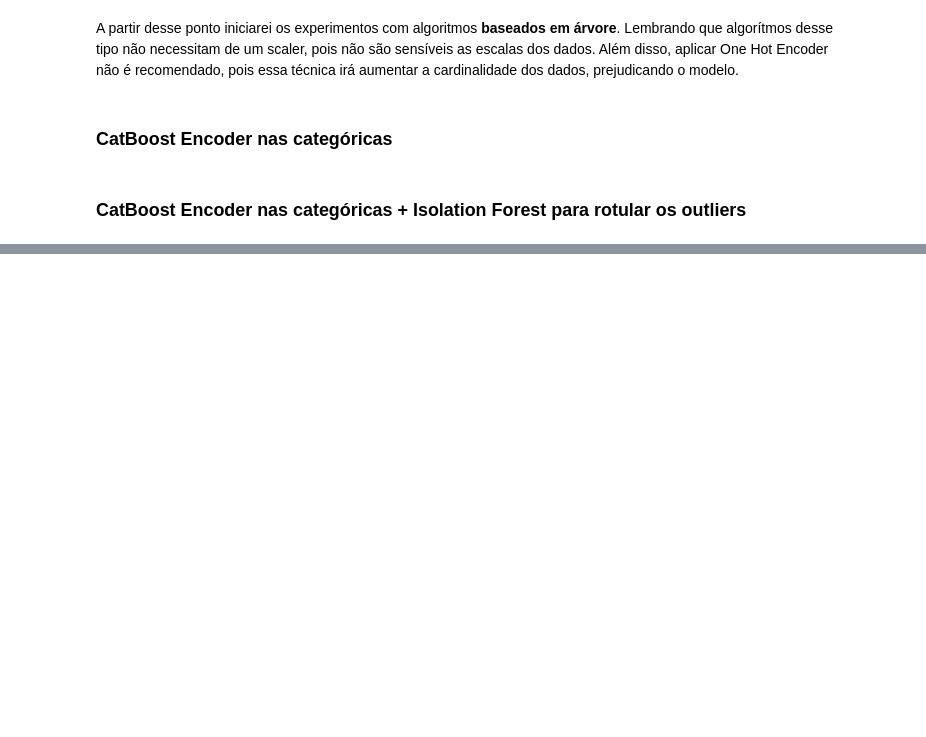
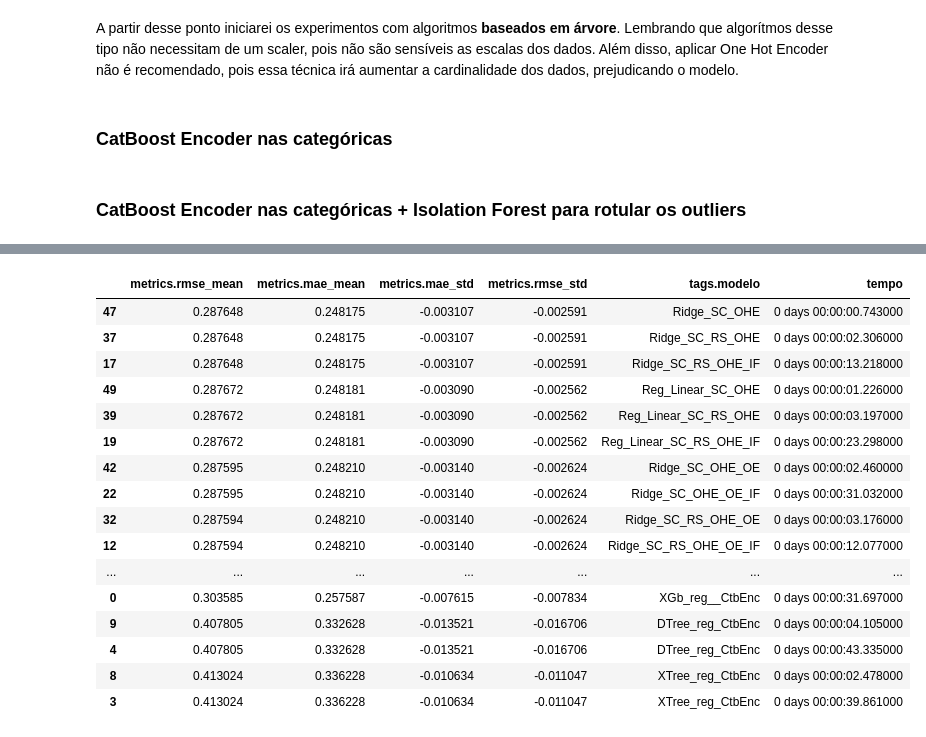
Before and after one commit to dnsrsdata/stock_level_prediction, a Jupyter notebook: notebooks/ML_experiments.ipynb, the cells around one changed output, grey strips where cells are left out. Saved outputs shown, nothing was run; the diff lists cells and outputs as text; code cells hidden in the pictures; blank space fills up the shorter version.

Commit message:
Escolhendo o melhor modelo

```diff
--- a/notebooks/ML_experiments.ipynb
+++ b/notebooks/ML_experiments.ipynb
@@ -518,0 +522,10 @@ IndexError: list index out of range
+# %%
+# Salvando os resultados em uma variável
+resultados_experimentos = mlflow.search_runs()
+# %%
+# Calculando o tempo necessário de treinamento
+resultados_experimentos['tempo'] = resultados_experimentos.end_time - resultados_experimentos.start_time
+# %%
+# Ordenando o resultado e criando uma lista com colunas de interesse
+resultados_ordenados = resultados_experimentos.sort_values(['metrics.mae_mean', 'metrics.rmse_mean', 'tempo'])
+cols_interesse = ['metrics.rmse_mean', 'metrics.mae_mean', 'metrics.mae_std', 'metrics.rmse_std', 'tags.modelo', 'tempo']
@@ -518,0 +535,21 @@ IndexError: list index out of range
+# %%
+# Mostrando o resultado
+resultados_ordenados.loc[:, cols_interesse]
+# %% [output]
+|  | metrics.rmse_mean | metrics.mae_mean | metrics.mae_std | metrics.rmse_std | tags.modelo | tempo |
+| 47 | 0.287648 | 0.248175 | -0.003107 | -0.002591 | Ridge_SC_OHE | 0 days 00:00:00.743000 |
+| 37 | 0.287648 | 0.248175 | -0.003107 | -0.002591 | Ridge_SC_RS_OHE | 0 days 00:00:02.306000 |
+| 17 | 0.287648 | 0.248175 | -0.003107 | -0.002591 | Ridge_SC_RS_OHE_IF | 0 days 00:00:13.218000 |
+| 49 | 0.287672 | 0.248181 | -0.003090 | -0.002562 | Reg_Linear_SC_OHE | 0 days 00:00:01.226000 |
+| 39 | 0.287672 | 0.248181 | -0.003090 | -0.002562 | Reg_Linear_SC_RS_OHE | 0 days 00:00:03.197000 |
+| 19 | 0.287672 | 0.248181 | -0.003090 | -0.002562 | Reg_Linear_SC_RS_OHE_IF | 0 days 00:00:23.298000 |
+| 42 | 0.287595 | 0.248210 | -0.003140 | -0.002624 | Ridge_SC_OHE_OE | 0 days 00:00:02.460000 |
+| 22 | 0.287595 | 0.248210 | -0.003140 | -0.002624 | Ridge_SC_OHE_OE_IF | 0 days 00:00:31.032000 |
+| 32 | 0.287594 | 0.248210 | -0.003140 | -0.002624 | Ridge_SC_RS_OHE_OE | 0 days 00:00:03.176000 |
+| 12 | 0.287594 | 0.248210 | -0.003140 | -0.002624 | Ridge_SC_RS_OHE_OE_IF | 0 days 00:00:12.077000 |
+| ... | ... | ... | ... | ... | ... | ... |
+| 0 | 0.303585 | 0.257587 | -0.007615 | -0.007834 | XGb_reg__CtbEnc | 0 days 00:00:31.697000 |
+| 9 | 0.407805 | 0.332628 | -0.013521 | -0.016706 | DTree_reg_CtbEnc | 0 days 00:00:04.105000 |
+| 4 | 0.407805 | 0.332628 | -0.013521 | -0.016706 | DTree_reg_CtbEnc | 0 days 00:00:43.335000 |
+| 8 | 0.413024 | 0.336228 | -0.010634 | -0.011047 | XTree_reg_CtbEnc | 0 days 00:00:02.478000 |
+| 3 | 0.413024 | 0.336228 | -0.010634 | -0.011047 | XTree_reg_CtbEnc | 0 days 00:00:39.861000 |
```
Also changed, not shown: parts of 4 cells of this notebook.
